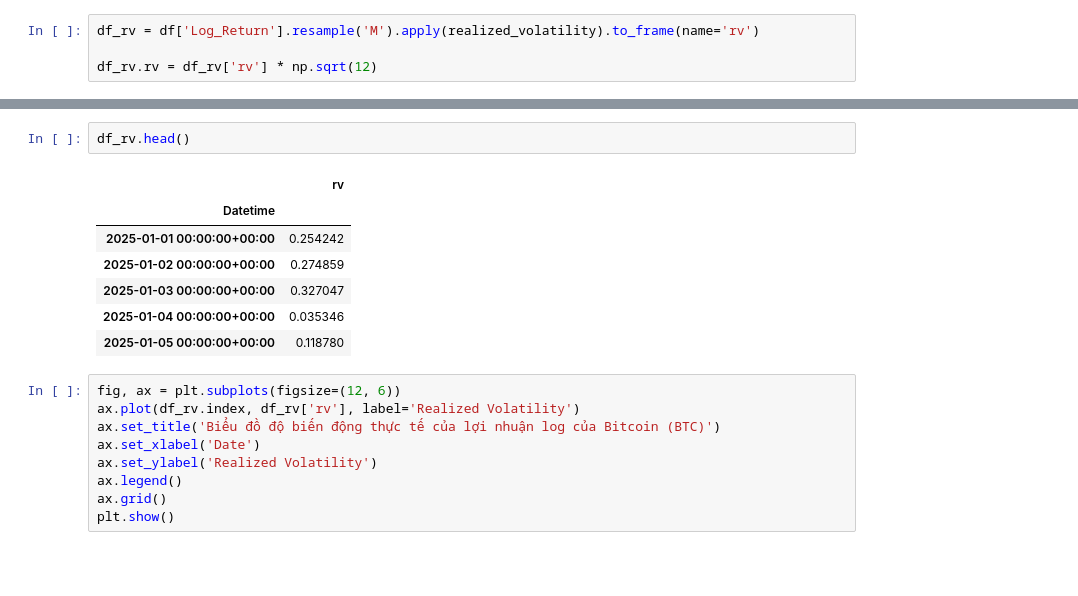
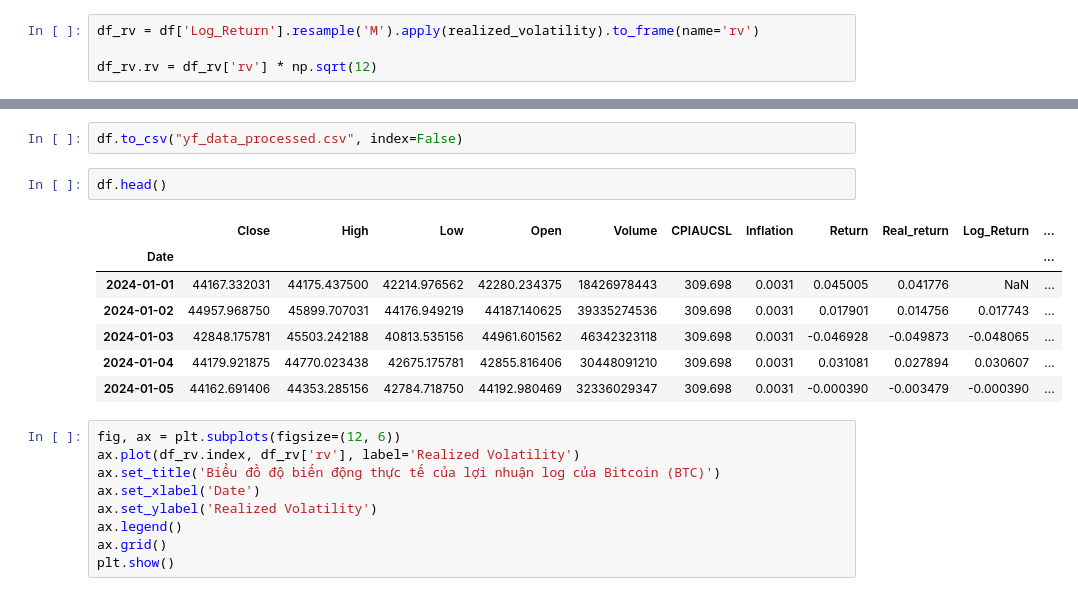
Before and after one commit to MinhNguyen-leo/Data_Mining_projects, a Jupyter notebook: seminar/main.ipynb, the cells around one changed output, grey strips where cells are left out. Saved outputs shown, nothing was run; the diff lists cells and outputs as text; blank space fills up the shorter version.

```diff
--- a/seminar/main.ipynb
+++ b/seminar/main.ipynb
@@ -248,13 +238,15 @@ df_rv.head()
-# %%
-df_rv.head()
-# %% [output]
-|  | rv |
-| Datetime |  |
-| 2025-01-01 00:00:00+00:00 | 0.254242 |
-| 2025-01-02 00:00:00+00:00 | 0.274859 |
-| 2025-01-03 00:00:00+00:00 | 0.327047 |
-| 2025-01-04 00:00:00+00:00 | 0.035346 |
-| 2025-01-05 00:00:00+00:00 | 0.118780 |
+# %%
+df.to_csv("yf_data_processed.csv", index=False)
+# %%
+df.head()
+# %% [output]
+|  | Close | High | Low | Open | Volume | CPIAUCSL | Inflation | Return | Real_return | Log_Return | ... |
+| Date |  |  |  |  |  |  |  |  |  |  | ... |
+| 2024-01-01 | 44167.332031 | 44175.437500 | 42214.976562 | 42280.234375 | 18426978443 | 309.698 | 0.0031 | 0.045005 | 0.041776 | NaN | ... |
+| 2024-01-02 | 44957.968750 | 45899.707031 | 44176.949219 | 44187.140625 | 39335274536 | 309.698 | 0.0031 | 0.017901 | 0.014756 | 0.017743 | ... |
+| 2024-01-03 | 42848.175781 | 45503.242188 | 40813.535156 | 44961.601562 | 46342323118 | 309.698 | 0.0031 | -0.046928 | -0.049873 | -0.048065 | ... |
+| 2024-01-04 | 44179.921875 | 44770.023438 | 42675.175781 | 42855.816406 | 30448091210 | 309.698 | 0.0031 | 0.031081 | 0.027894 | 0.030607 | ... |
+| 2024-01-05 | 44162.691406 | 44353.285156 | 42784.718750 | 44192.980469 | 32336029347 | 309.698 | 0.0031 | -0.000390 | -0.003479 | -0.000390 | ... |
 # %%
 fig, ax = plt.subplots(figsize=(12, 6))
 ax.plot(df_rv.index, df_rv['rv'], label='Realized Volatility')
```
Also changed, not shown: parts of 21 cells of this notebook, 5 other files.
